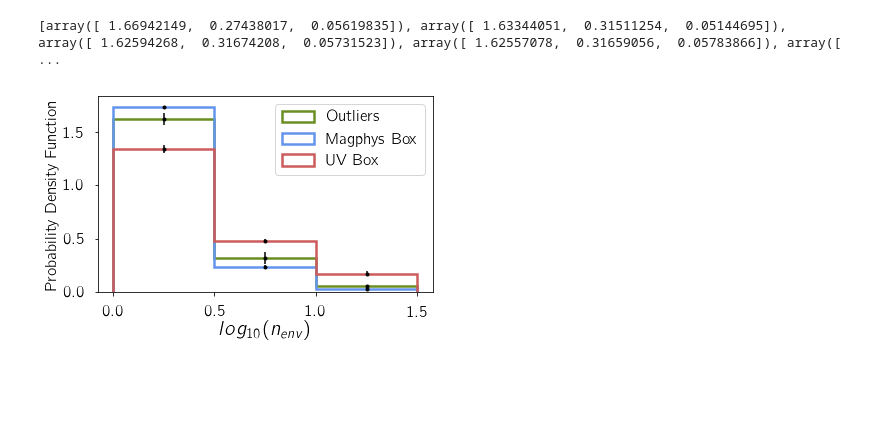
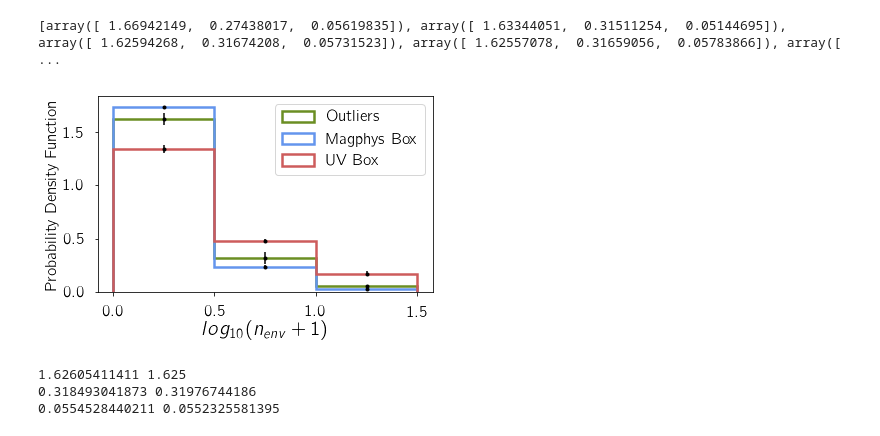
Before and after one commit to nityamd/SSFR_Env, a Jupyter notebook: notebooks/Post jk plots.ipynb, the cells around one changed output. Saved outputs shown, nothing was run; the diff lists cells and outputs as text; code cells hidden in the pictures; blank space fills up the shorter version.

```diff
--- a/notebooks/Post jk plots.ipynb
+++ b/notebooks/Post jk plots.ipynb
@@ -359,19 +362,27 @@ print(array1)
 # %%
 y1 = plt.hist(np.log10(totenv1), bins=envbins, normed = 1, histtype = 'step', fill = False,color = 'olivedrab',linewidth=2.5, label = 'Outliers')
 xbins = [(y1[1][i] + y1[1][i+1])*0.5 for i in range(len(y1[0])) ]
 plt.errorbar(x = xbins,y = y1[0], yerr = er1, fmt = '.k')
 y2 = plt.hist(np.log10(totenv2), bins=envbins, normed = 1, histtype = 'step', fill = False, color = 'cornflowerblue', linewidth=2.5, label = 'Magphys Box')
 plt.errorbar(x = xbins,y = y2[0], yerr = er2, fmt = '.k')
 y3 = plt.hist(np.log10(totenv3), bins=envbins, normed = 1, histtype = 'step', fill = False, color = 'indianred',linewidth=2.5, label = 'UV Box')
 plt.errorbar(x = xbins,y = y3[0], yerr = er3, fmt = '.k')
 
-plt.xlabel(r'$log_{10}(n_{env})$', fontsize = 20)
+plt.xlabel(r'$log_{10}(n_{env}+1)$', fontsize = 20)
 plt.ylabel('Probability Density Function', fontsize = 16)
 # plt.title('Environment Distribution')
 plt.gcf().subplots_adjust(bottom = 0.2)
 plt.legend()
 # plt.yscale('log')
 plt.savefig('jk_plot.pdf')
 plt.show()
 # %% [output]
-[figure, old version]
+[figure, new version]
+# %%
+print(np.mean(np.array(array1)[:,0]), y1[0][0])
+print(np.mean(np.array(array1)[:,1]), y1[0][1])
+print(np.mean(np.array(array1)[:,2]), y1[0][2])
+# %% [output]
+1.62605411411 1.625
+0.318493041873 0.31976744186
+0.0554528440211 0.0552325581395
```
Also changed, not shown: parts of 1 cell of this notebook, 27 other files.
